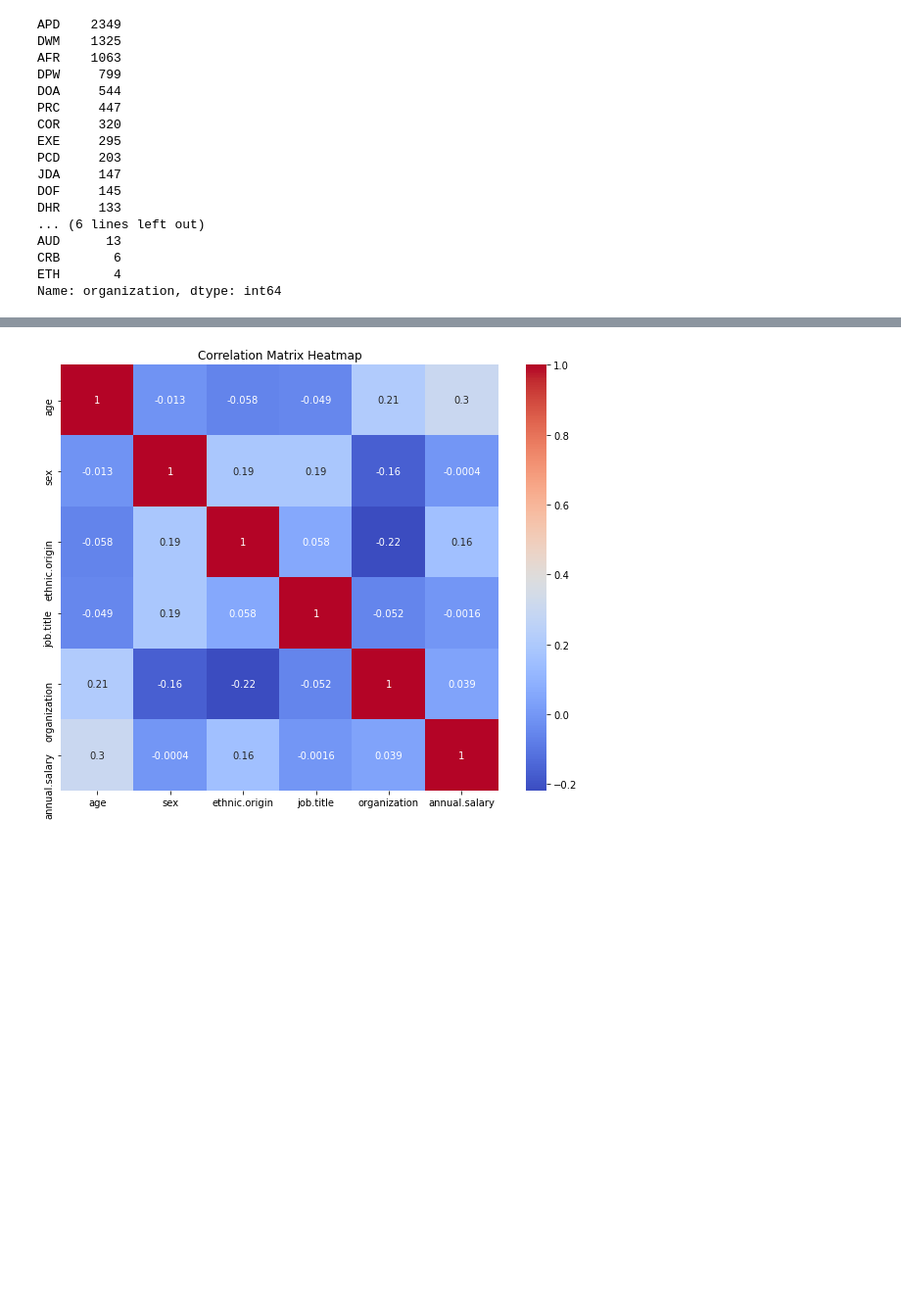
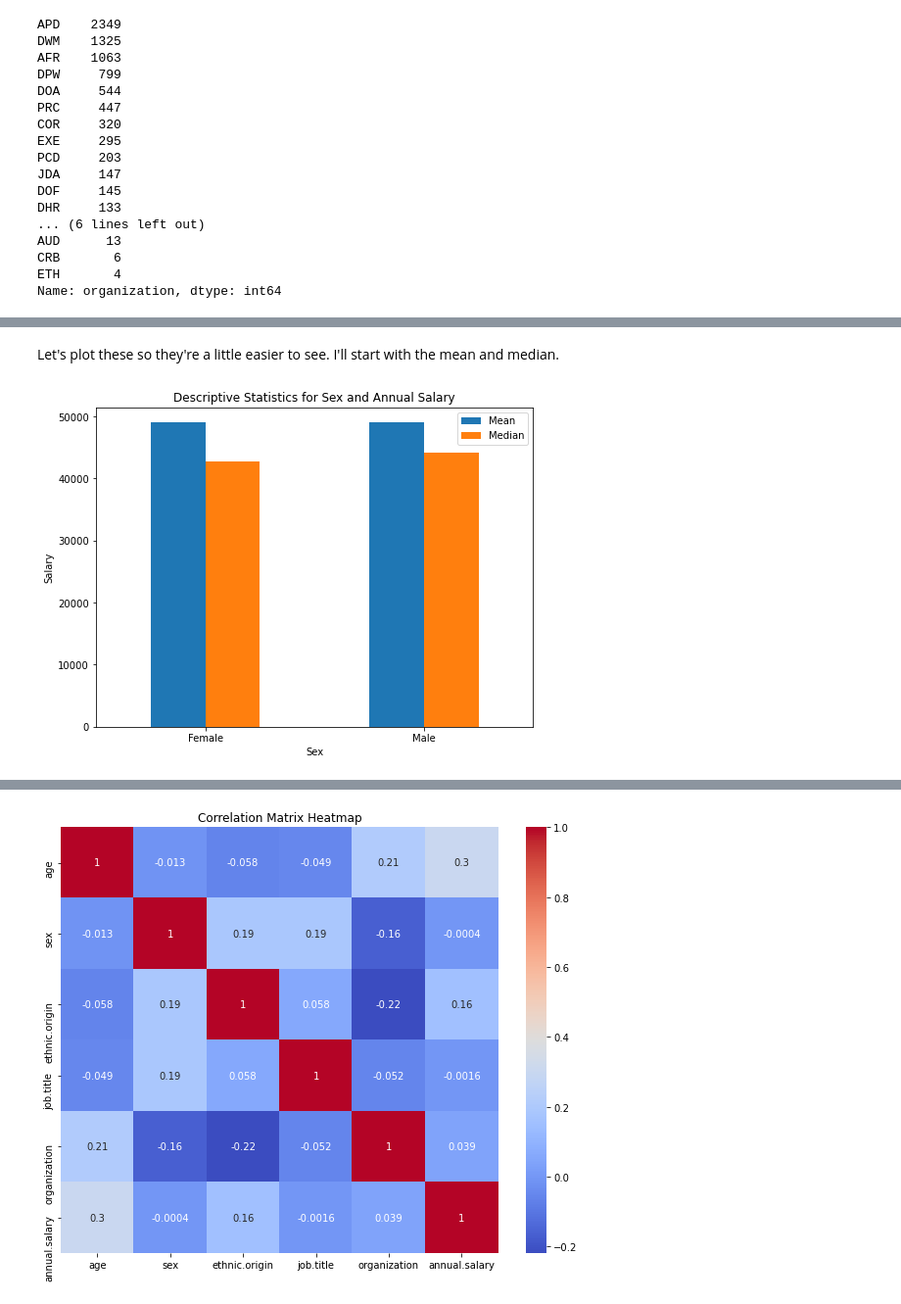
Before and after one commit to clarkkon/Salary-and-Identity-Information-Analysis-for-Atlanta-City-Employees, a Jupyter notebook: index.ipynb, the cells around one changed output, grey strips where cells are left out. Shown at 98% size. Drawn from its saved outputs; the diff is of its cells as text; code cells hidden in the pictures; blank space fills up the shorter version.

```diff
--- a/index.ipynb
+++ b/index.ipynb
@@ -341,0 +346,2 @@ Name: job.title, Length: 769, dtype: int64
+# %%
+df = df.applymap(lambda x: x.strip() if isinstance(x, str) else x)
@@ -399,0 +439,13 @@ Name: organization, dtype: int64
+# %%
+# Grouping by sex and calculating descriptive statistics for annual salary
+sex_stats = df.groupby('sex')['annual.salary'].describe()
+
+# Grouping by ethnic origin and calculating descriptive statistics for annual salary
+ethnic_stats = df.groupby('ethnic.origin')['annual.salary'].describe()
+
+# Displaying the results
+print("Descriptive statistics for sex and annual salary:")
+print(sex_stats)
+
+print("\nDescriptive statistics for ethnic origin and annual salary:")
+print(ethnic_stats)
@@ -399,0 +470,16 @@ Name: organization, dtype: int64
+# %% [markdown]
+Let's plot these so they're a little easier to see. I'll start with the mean and median.
+# %%
+# Extracting necessary statistics for plotting
+statistics = sex_stats[['mean', '50%']]
+
+# Plotting the bar plot
+statistics.plot(kind='bar', figsize=(8, 6))
+plt.title('Descriptive Statistics for Sex and Annual Salary')
+plt.xlabel('Sex')
+plt.ylabel('Salary')
+plt.xticks(rotation=0)
+plt.legend(['Mean', 'Median'])
+plt.show()
+# %% [output]
+[figure, added]
```
Also changed, not shown: parts of 29 cells of this notebook.
